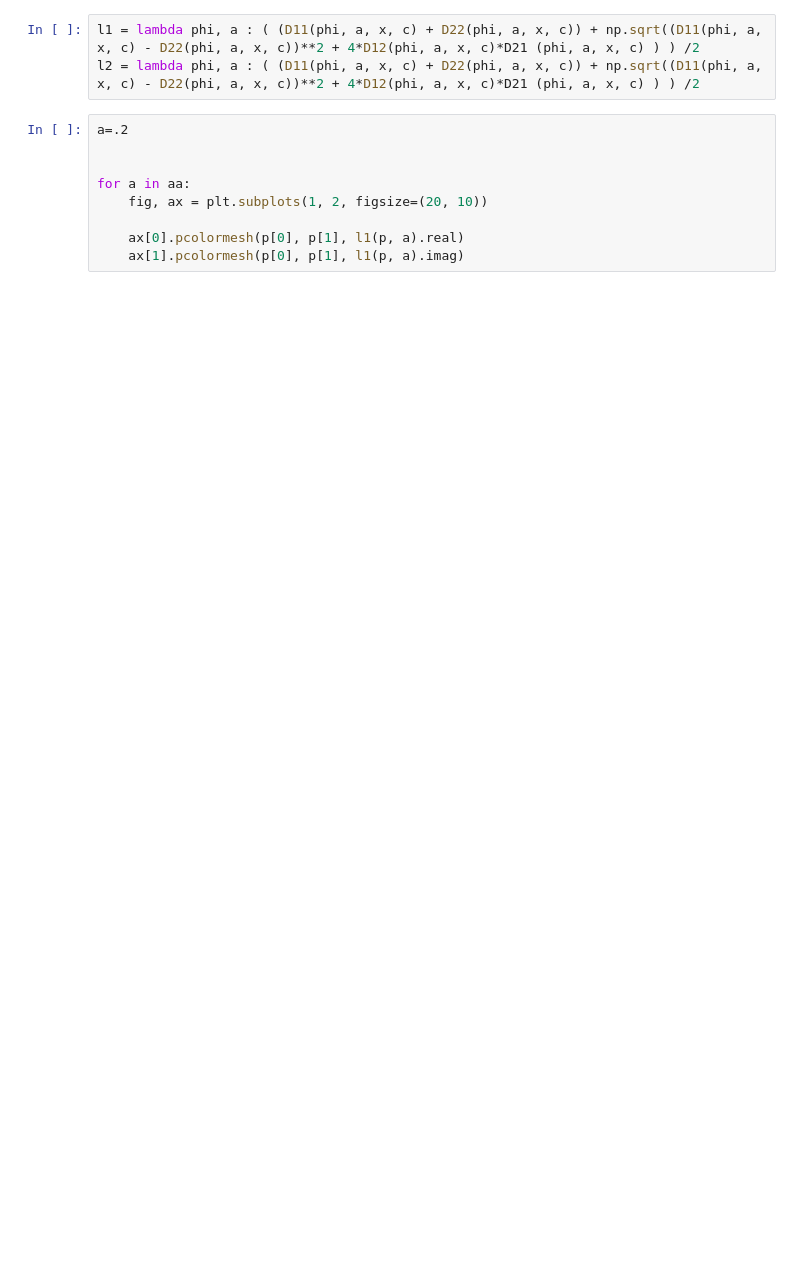
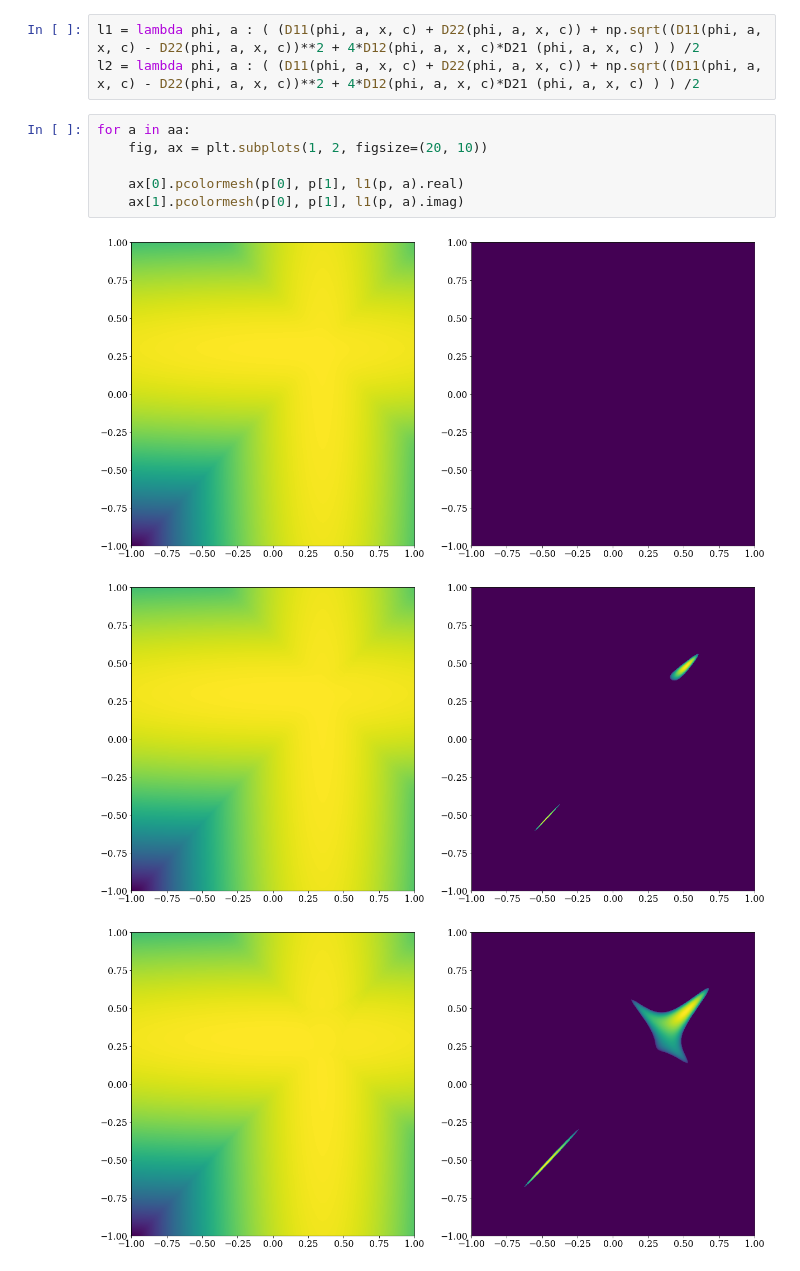
Before and after one commit to martkjoh/slange, a Jupyter notebook: pretty-plots/NRCH.ipynb, the cells around one changed output. Cells and saved outputs as stored; diff of their text form; blank space fills up the shorter version.

```diff
--- a/pretty-plots/NRCH.ipynb
+++ b/pretty-plots/NRCH.ipynb
@@ -82,11 +106,12 @@ plt.pcolormesh(p[0], p[1], Ci(p))
 l1 = lambda phi, a : ( (D11(phi, a, x, c) + D22(phi, a, x, c)) + np.sqrt((D11(phi, a, x, c) - D22(phi, a, x, c))**2 + 4*D12(phi, a, x, c)*D21 (phi, a, x, c) ) ) /2
 l2 = lambda phi, a : ( (D11(phi, a, x, c) + D22(phi, a, x, c)) + np.sqrt((D11(phi, a, x, c) - D22(phi, a, x, c))**2 + 4*D12(phi, a, x, c)*D21 (phi, a, x, c) ) ) /2
 # %%
-a=.2
-
-
 for a in aa:
     fig, ax = plt.subplots(1, 2, figsize=(20, 10))
 
     ax[0].pcolormesh(p[0], p[1], l1(p, a).real)
     ax[1].pcolormesh(p[0], p[1], l1(p, a).imag)
+# %% [output]
+[figure, added]
+[figure, added]
+[figure, added]
```
Also changed, not shown: parts of 5 cells of this notebook, 2 other files.
